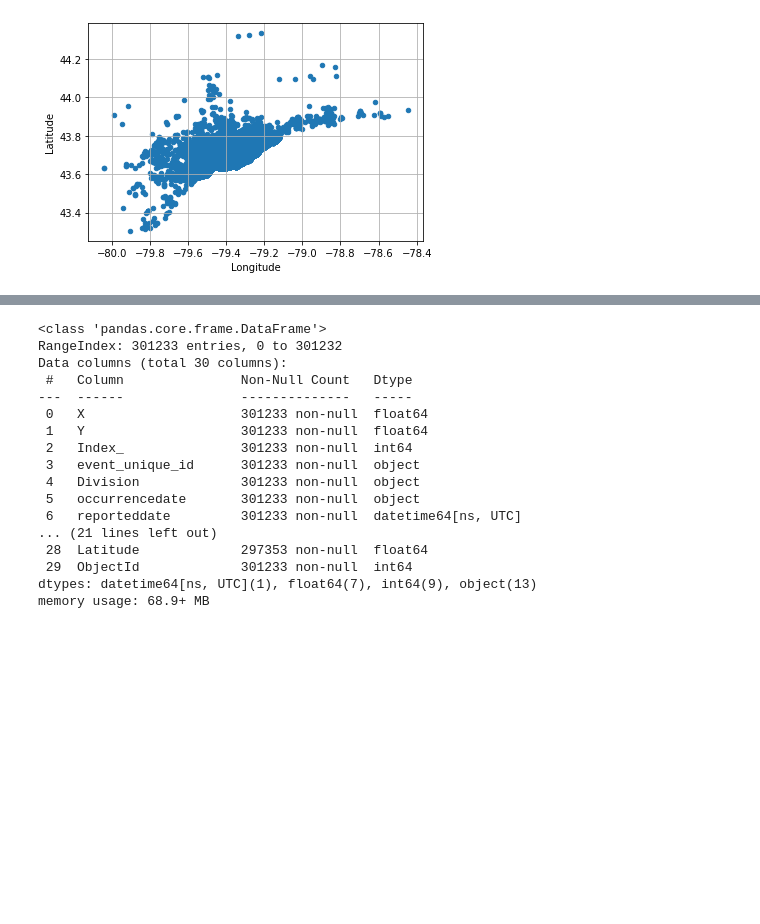
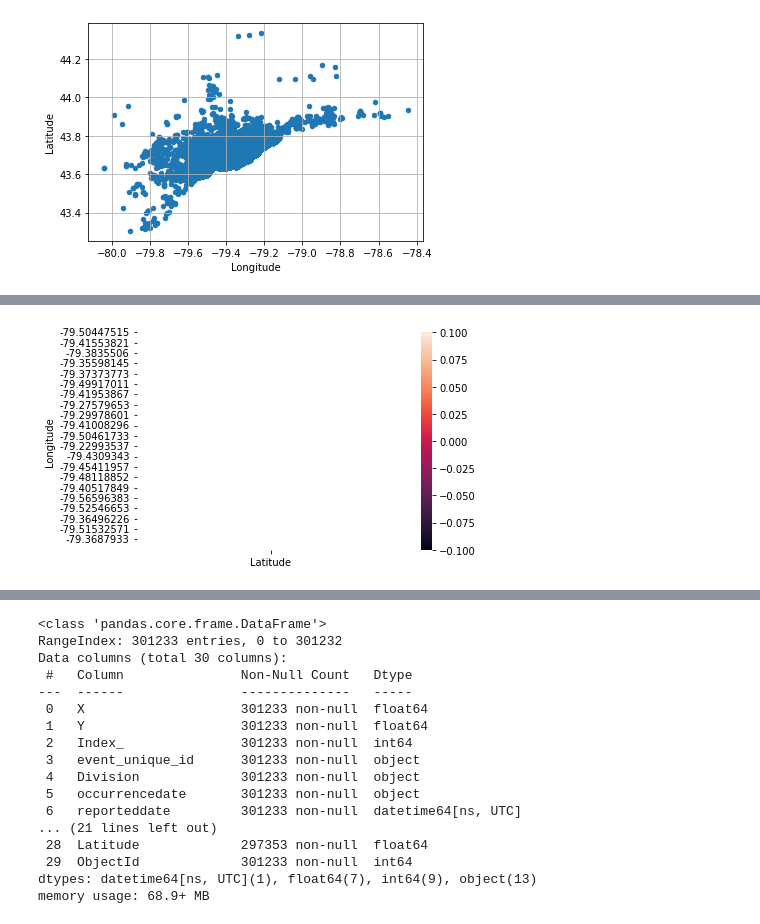
Before and after one commit to sanoliv/SCS_3253_061-Machine-Learning, a Jupyter notebook: Toronto_Police_Major_Crime_Indicators_MCI.ipynb, the cells around one changed output, grey strips where cells are left out. Cells and saved outputs as stored; diff of their text form; code cells hidden in the pictures; blank space fills up the shorter version.

```diff
--- a/Toronto_Police_Major_Crime_Indicators_MCI.ipynb
+++ b/Toronto_Police_Major_Crime_Indicators_MCI.ipynb
@@ -336,0 +375,11 @@ plt.show()
+# %%
+### Exploring the data to gain insigths
+### Ploting Latitude + Longitude to visualize the data
+###
+import seaborn as sns
+import pandas as pd
+import numpy as np
+graph2 = pd.DataFrame(data['Latitude'], data['Longitude'])
+p1 = sns.heatmap(graph2)
+# %% [output]
+[figure, added]
```
Also changed, not shown: parts of 8 cells of this notebook.
